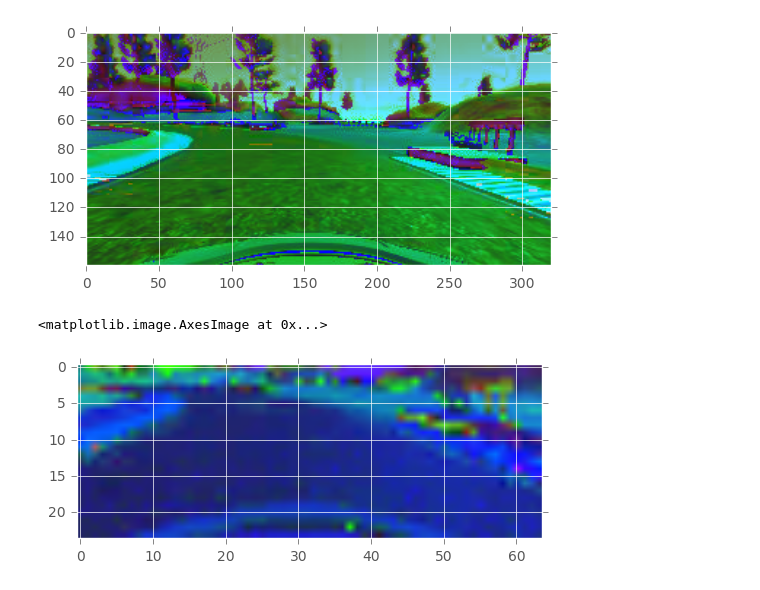
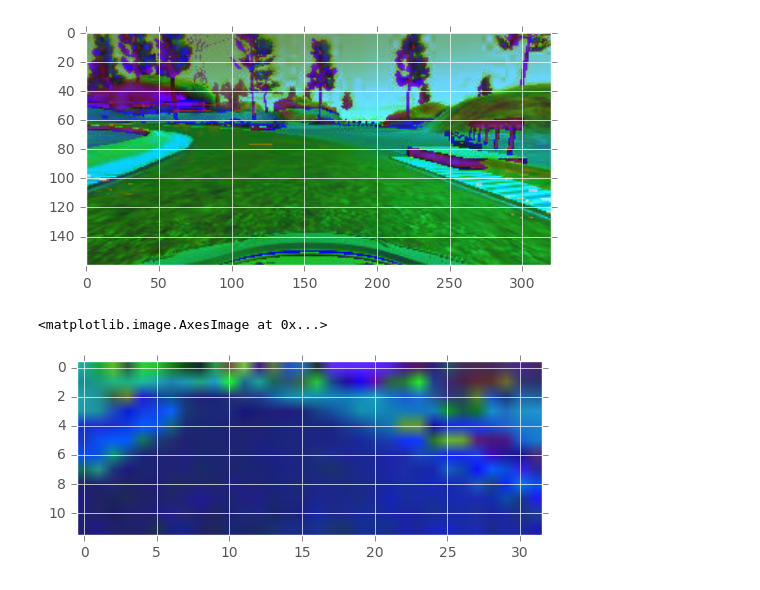
Before and after one commit to sarchak/self_driving_car, a Jupyter notebook: CarND-Behavioral-Cloning/EDA.ipynb, the cells around one changed output. Cells and saved outputs as stored; diff of their text form; code cells hidden in the pictures.

```diff
--- a/CarND-Behavioral-Cloning/EDA.ipynb
+++ b/CarND-Behavioral-Cloning/EDA.ipynb
@@ -111,16 +111,17 @@ plt.imshow(grayed, cmap='hsv')
 # %%
 def preprocess(image):
   img_shape = image.shape
   height = image.shape[0]
   width = image.shape[1]
-  cropped = image[50:height,:,:]
-  resized = cv2.resize(cropped, (int(width/5), int((height-40)/5)))
+  cropped = image[50:140,:,:]
+  #resized = cv2.resize(cropped, (int(width/5), int((height-40)/5)))
+  resized = cv2.resize(cropped, (32, 12))
   resized = cv2.cvtColor(resized, cv2.COLOR_RGB2HSV)
   return resized
 
 data = img.imread('sample/IMG/center_2016_12_01_13_31_12_937.jpg')
 grayed = preprocess(data)
 plt.imshow(grayed)
 # %% [output]
 <matplotlib.image.AxesImage at 0x...>
-[figure, old version]
+[figure, new version]
```
Also changed, not shown: 5 other files.
